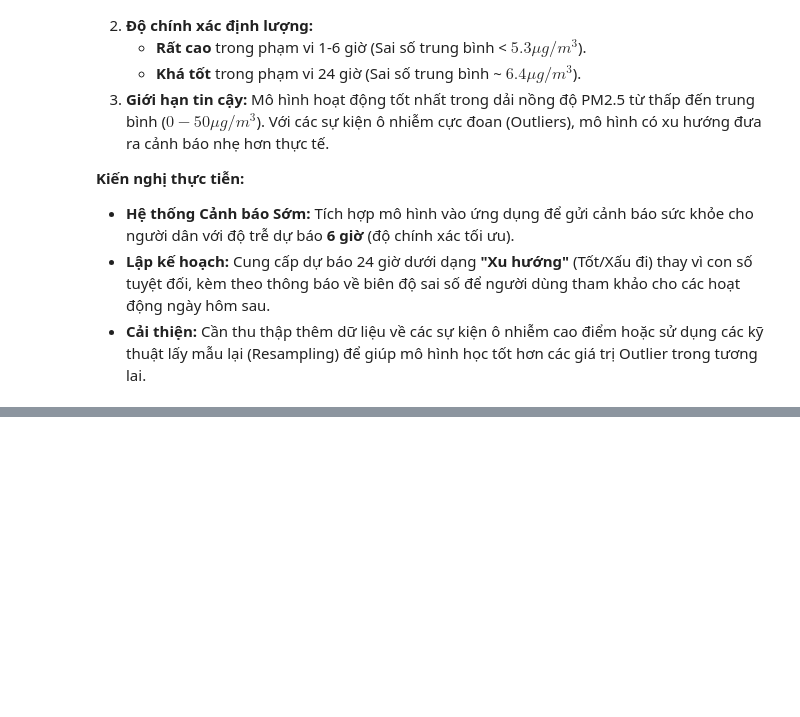
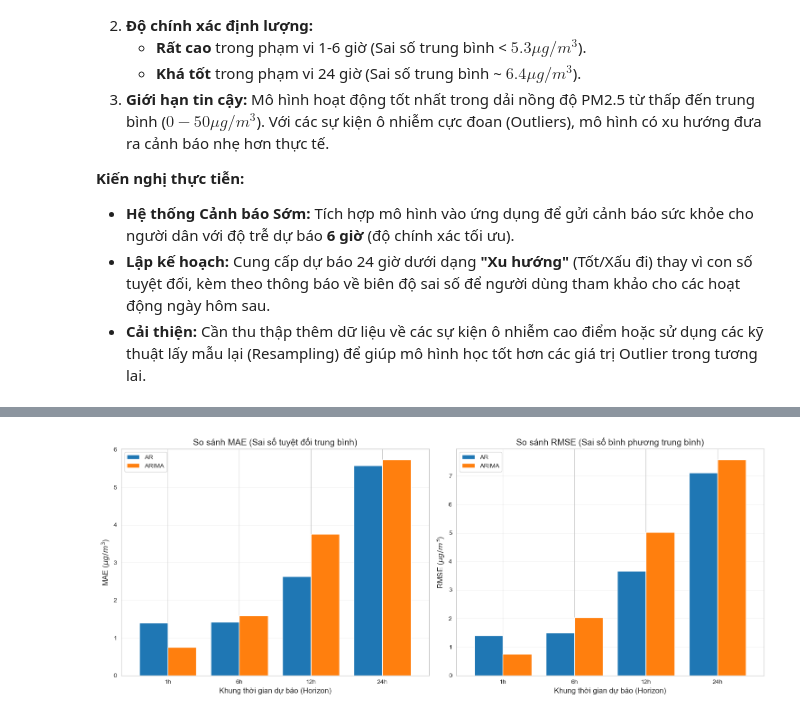
Before and after one commit to AnhTuan28112005/Taiwan-Air-Quality, a Jupyter notebook: notebooks/03_research_question.ipynb, the cells around one changed output, grey strips where cells are left out. Cells and saved outputs as stored; diff of their text form; code cells hidden in the pictures; blank space fills up the shorter version.

```diff
--- a/notebooks/03_research_question.ipynb
+++ b/notebooks/03_research_question.ipynb
@@ -1812,0 +2045,93 @@ Biểu đồ phân tán "Thực tế vs Dự báo" tại mốc 24 giờ (mốc k
+# %%
+
+# ==========================================
+# 1. CHUẨN BỊ DỮ LIỆU
+# ==========================================
+# Các mốc thời gian (Horizons) cần đánh giá
+horizons = [1, 6, 12, 24]
+horizon_labels = [f"{h}h" for h in horizons]
+
+# Thu thập dữ liệu từ các biến đã chạy trước đó
+# Lưu ý: Cần đảm bảo các biến pred_ar, pred_arima, pred_xgb, test_data đã tồn tại
+data_refs = {
+    'AR': pred_ar if 'pred_ar' in locals() else None,
+    'ARIMA': pred_arima if 'pred_arima' in locals() else None,
+    # Uncomment dòng dưới nếu đã chạy xong XGBoost và có biến pred_xgb
+    # 'XGBoost': pred_xgb if 'pred_xgb' in locals() else None
+}
+
+# Lọc bỏ các mô hình chưa chạy (None)
+models = {k: v for k, v in data_refs.items() if v is not None}
+y_true_full = test_data.values
+
+# ==========================================
+# 2. TÍNH TOÁN MAE & RMSE TÍCH LŨY
+# ==========================================
+results_mae = {}
+results_rmse = {}
+
+for model_name, y_pred_full in models.items():
+    # Chuyển về dạng numpy array để dễ cắt lát (slicing)
+    y_pred_vals = y_pred_full.values if isinstance(y_pred_full, pd.Series) else y_pred_full
+
+    mae_list = []
+    rmse_list = []
+
+    for h in horizons:
+        # Cắt dữ liệu từ giờ thứ 0 đến giờ thứ h
+        y_true_h = y_true_full[:h]
+        y_pred_h = y_pred_vals[:h]
+
+        # Tính sai số cho khoảng này
+        mae = mean_absolute_error(y_true_h, y_pred_h)
+        rmse = np.sqrt(mean_squared_error(y_true_h, y_pred_h))
+
+        mae_list.append(mae)
+        rmse_list.append(rmse)
+
+    results_mae[model_name] = mae_list
+    results_rmse[model_name] = rmse_list
+
+# ==========================================
+# 3. TẠO BẢNG HIỂN THỊ (DATAFRAME)
+# ==========================================
+# Tạo DataFrame cho MAE
+df_mae = pd.DataFrame(results_mae, index=horizon_labels).T
+df_mae['Metric'] = 'MAE'
+
+# Tạo DataFrame cho RMSE
+df_rmse = pd.DataFrame(results_rmse, index=horizon_labels).T
+df_rmse['Metric'] = 'RMSE'
+
+# Gộp lại và sắp xếp
+df_final = pd.concat([df_mae, df_rmse])
+df_final = df_final.set_index('Metric', append=True).swaplevel(0, 1)
+df_final = df_final.sort_index(level=0) # Sắp xếp để MAE nằm cùng nhau, RMSE nằm cùng nhau
+
+print("--- BẢNG SO SÁNH SAI SỐ TÍCH LŨY THEO KHUNG GIỜ ---")
+display(df_final)
+
+# ==========================================
+# 4. VẼ BIỂU ĐỒ
+# ==========================================
+fig, axes = plt.subplots(1, 2, figsize=(15, 6))
+
+# Biểu đồ MAE
+df_mae.drop('Metric', axis=1).T.plot(kind='bar', ax=axes[0], width=0.8)
+axes[0].set_title('So sánh MAE (Sai số tuyệt đối trung bình)', fontsize=14)
+axes[0].set_ylabel('MAE ($µg/m^3$)', fontsize=12)
+axes[0].set_xlabel('Khung thời gian dự báo (Horizon)', fontsize=12)
+axes[0].grid(True, axis='y', alpha=0.3)
+axes[0].tick_params(axis='x', rotation=0)
+
+# Biểu đồ RMSE
+df_rmse.drop('Metric', axis=1).T.plot(kind='bar', ax=axes[1], width=0.8)
+axes[1].set_title('So sánh RMSE (Sai số bình phương trung bình)', fontsize=14)
+axes[1].set_ylabel('RMSE ($µg/m^3$)', fontsize=12)
+axes[1].set_xlabel('Khung thời gian dự báo (Horizon)', fontsize=12)
+axes[1].grid(True, axis='y', alpha=0.3)
+axes[1].tick_params(axis='x', rotation=0)
+
+plt.tight_layout()
+plt.show()
+# %% [output]
@@ -1812,0 +2145 @@ Biểu đồ phân tán "Thực tế vs Dự báo" tại mốc 24 giờ (mốc k
+[figure, added]
```
Also changed, not shown: parts of 16 cells of this notebook.
